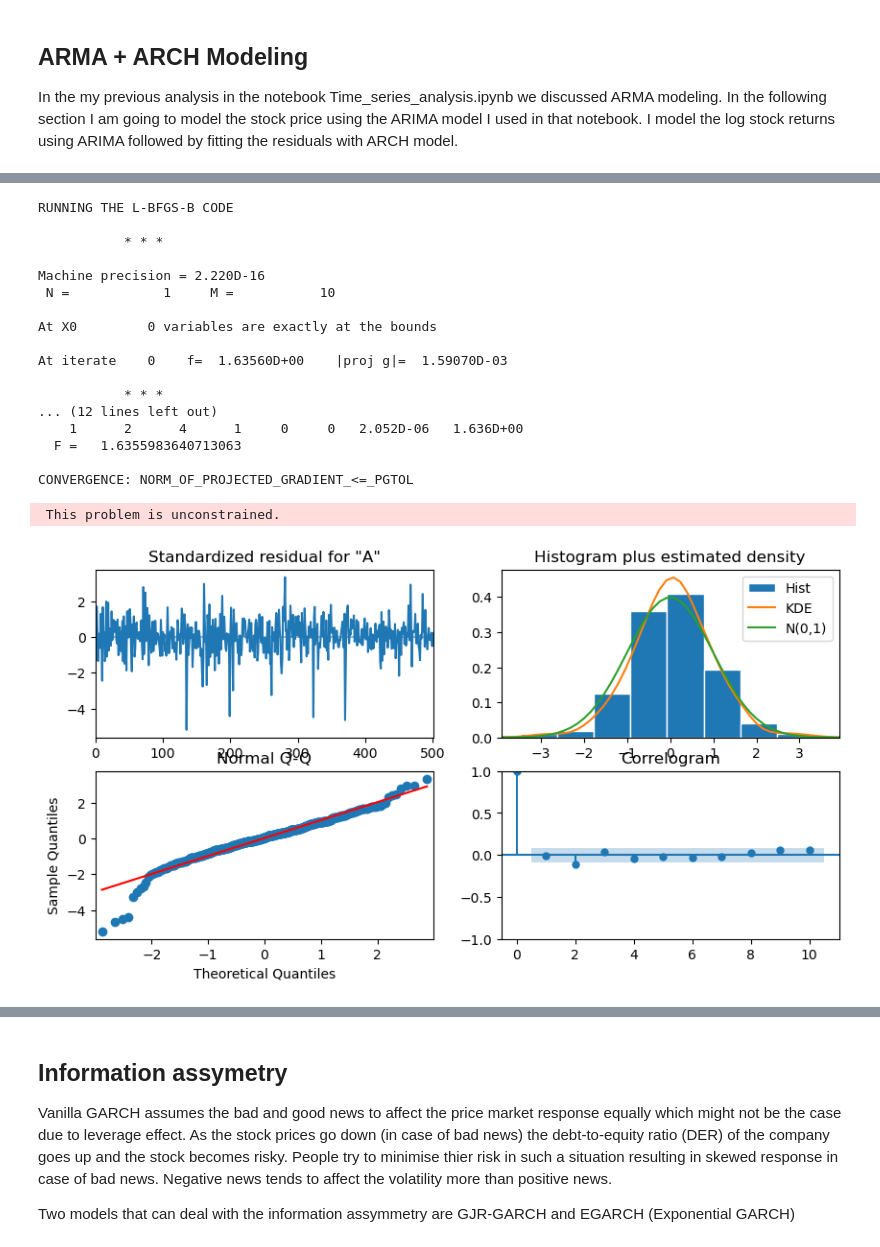
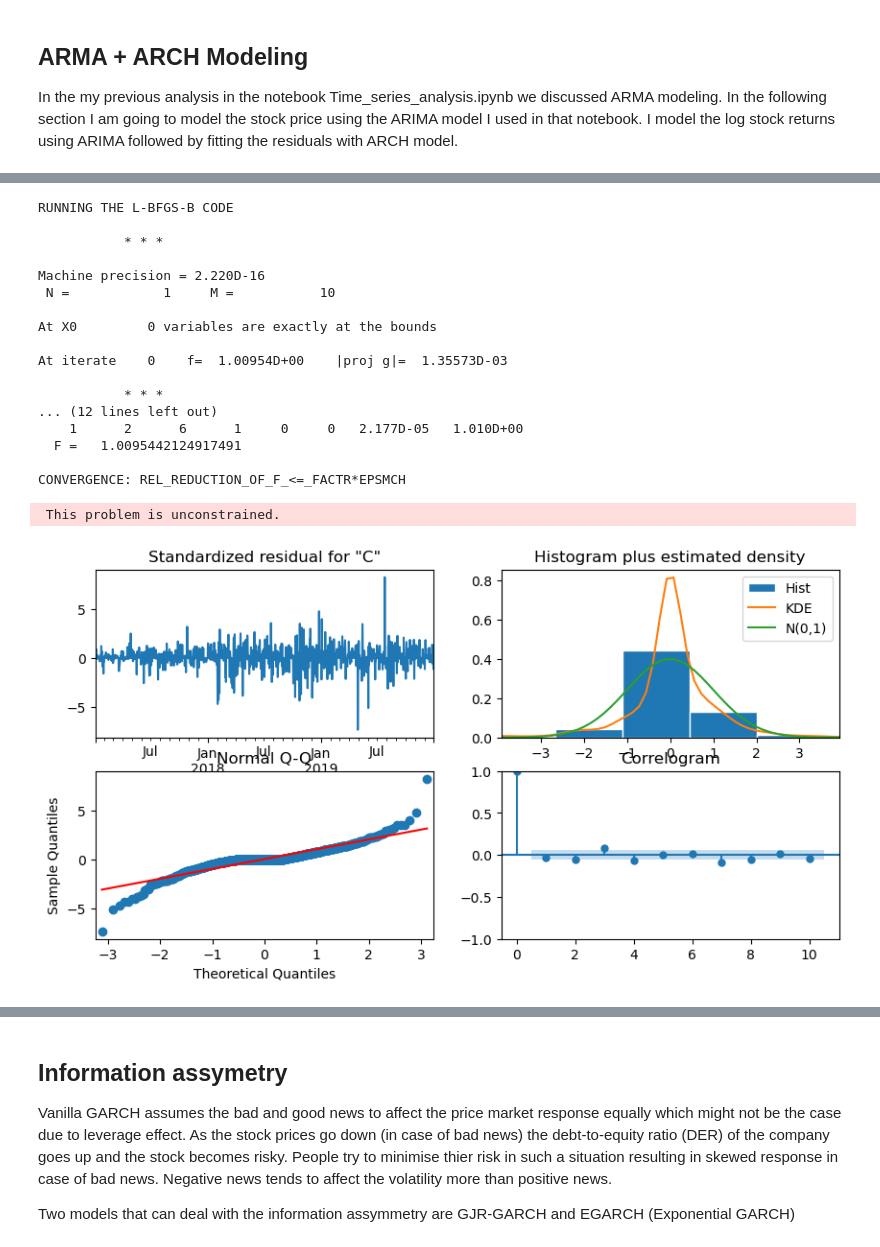
Before and after one commit to ansingh16/Time_Series_Analysis, a Jupyter notebook: Volatility_analysis.ipynb, the cells around one changed output, grey strips where cells are left out. Drawn from its saved outputs; the diff is of its cells as text; code cells hidden in the pictures.

```diff
--- a/Volatility_analysis.ipynb
+++ b/Volatility_analysis.ipynb
@@ -285,31 +269,31 @@ Warnings:
 [1] Covariance matrix calculated using the outer product of gradients (complex-step).
 # %%
 # Fit best model
-_arma_model = sm.tsa.SARIMAX(endog=stocks['Adj Close'],order=(0, 1, 0))
+_arma_model = sm.tsa.SARIMAX(endog=prices,order=(0, 1, 0))
 _model_result = _arma_model.fit()
 # Plot model residuals
 _model_result.plot_diagnostics(figsize=(10, 5))
 plt.show()
 # %% [output]
 RUNNING THE L-BFGS-B CODE
 
            * * *
 
 Machine precision = 2.220D-16
  N =            1     M =           10
 
 At X0         0 variables are exactly at the bounds
 
-At iterate    0    f=  1.63560D+00    |proj g|=  1.59070D-03
+At iterate    0    f=  1.00954D+00    |proj g|=  1.35573D-03
 
            * * *
 ... (12 lines left out)
-    1      2      4      1     0     0   2.052D-06   1.636D+00
-  F =   1.6355983640713063
+    1      2      6      1     0     0   2.177D-05   1.010D+00
+  F =   1.0095442124917491
 
-CONVERGENCE: NORM_OF_PROJECTED_GRADIENT_<=_PGTOL
+CONVERGENCE: REL_REDUCTION_OF_F_<=_FACTR*EPSMCH
  This problem is unconstrained.
-[figure, old version]
+[figure, new version]
 # %%
 # Fit GARCH model with ARMA model residuals
 _garch_model = arch_model(_model_result.resid, mean='Zero', p=1, q=1)
```
Also changed, not shown: parts of 21 cells of this notebook, 3 other files.
